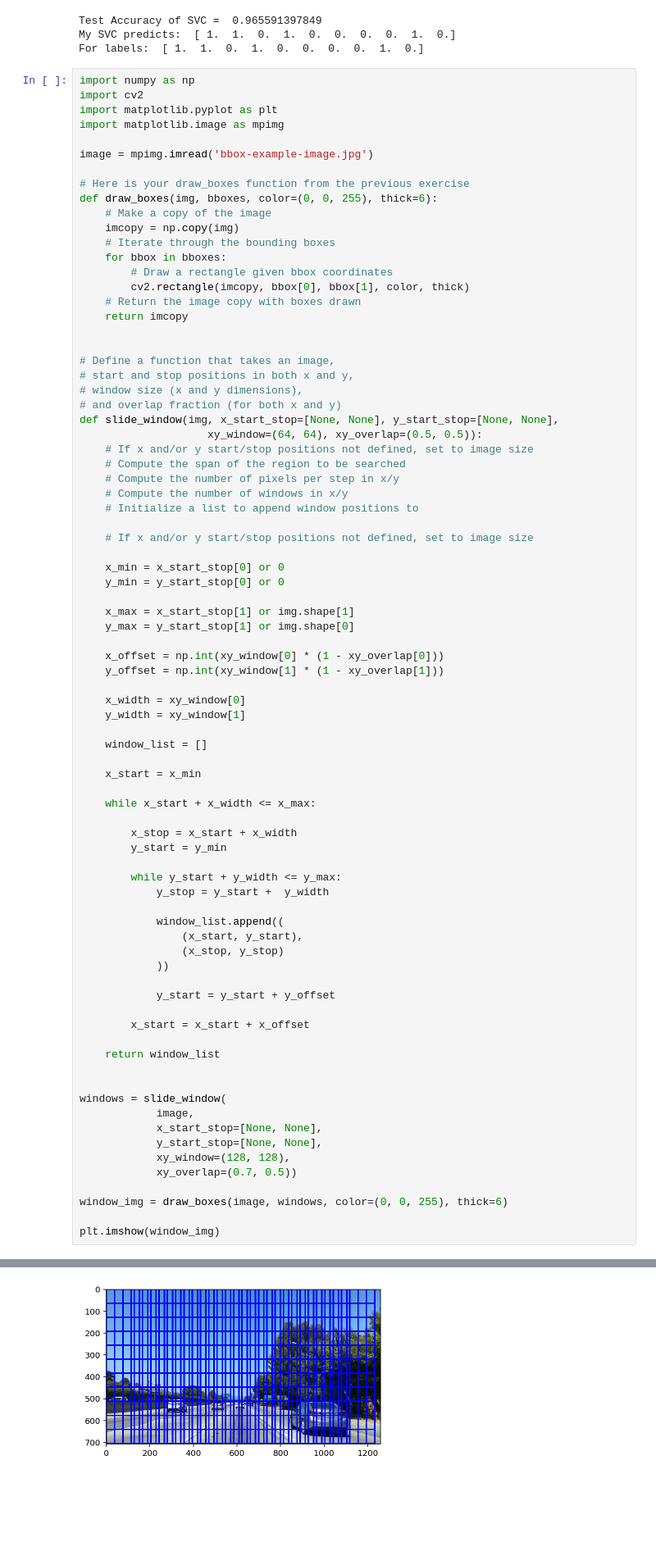
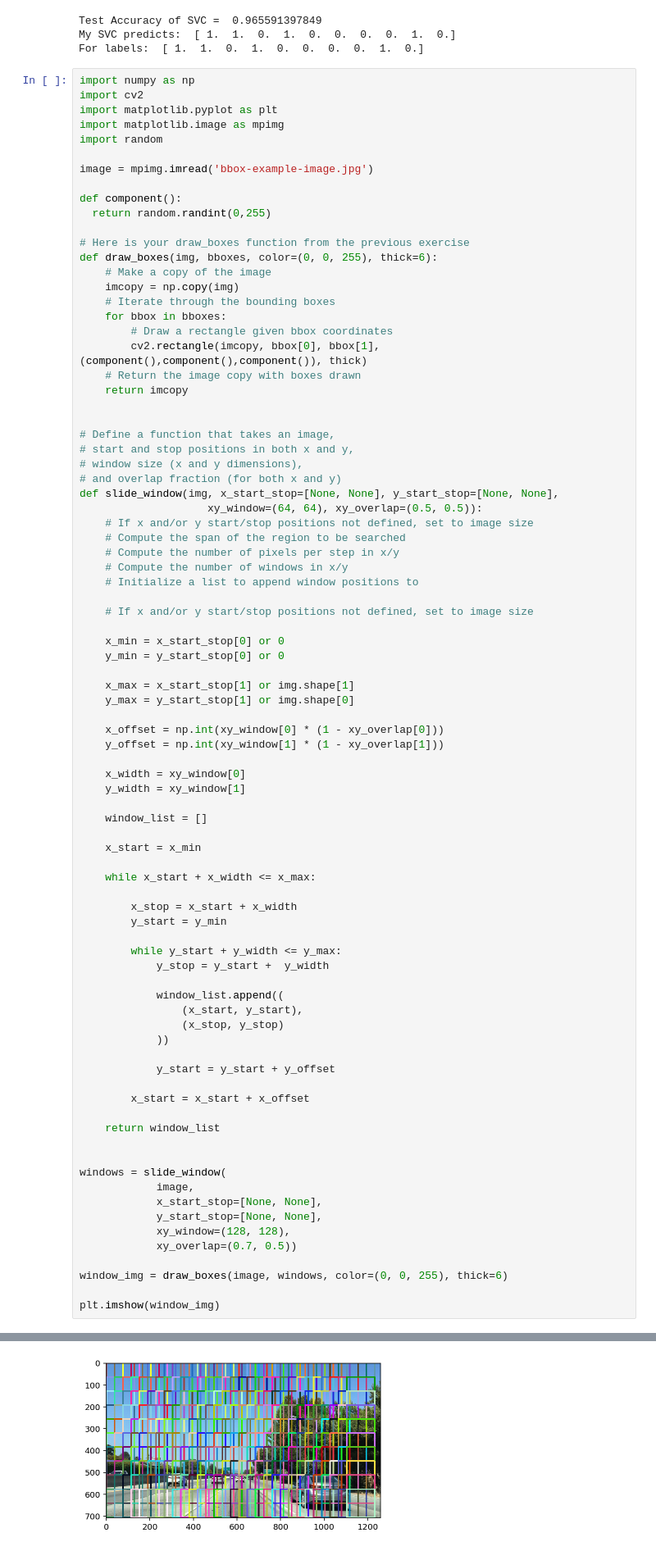
Before and after one commit to falangjoe/self-driving, a Jupyter notebook: CarND-Vehicle-Detection/VehicleDetectionLecture.ipynb, the cells around one changed output, grey strips where cells are left out. Shown at 82% size. Drawn from its saved outputs; the diff is of its cells as text; blank space fills up the shorter version.

```diff
--- a/CarND-Vehicle-Detection/VehicleDetectionLecture.ipynb
+++ b/CarND-Vehicle-Detection/VehicleDetectionLecture.ipynb
@@ -627,8 +627,12 @@ import numpy as np
 import cv2
 import matplotlib.pyplot as plt
 import matplotlib.image as mpimg
+import random
 
 image = mpimg.imread('bbox-example-image.jpg')
+
+def component():
+  return random.randint(0,255)
 
 # Here is your draw_boxes function from the previous exercise
 def draw_boxes(img, bboxes, color=(0, 0, 255), thick=6):
@@ -637,7 +641,7 @@ def draw_boxes(img, bboxes, color=(0, 0, 255), thick=6):
     # Iterate through the bounding boxes
     for bbox in bboxes:
         # Draw a rectangle given bbox coordinates
-        cv2.rectangle(imcopy, bbox[0], bbox[1], color, thick)
+        cv2.rectangle(imcopy, bbox[0], bbox[1], (component(),component(),component()), thick)
     # Return the image copy with boxes drawn
     return imcopy
 
@@ -677,31 +681,31 @@ def slide_window(img, x_start_stop=[None, None], y_start_stop=[None, None],
         x_stop = x_start + x_width
         y_start = y_min
 
         while y_start + y_width <= y_max:
             y_stop = y_start +  y_width
 
             window_list.append((
                 (x_start, y_start),
                 (x_stop, y_stop)
             ))
 
             y_start = y_start + y_offset
 
         x_start = x_start + x_offset
 
     return window_list
 
 
 windows = slide_window(
             image,
             x_start_stop=[None, None],
             y_start_stop=[None, None],
             xy_window=(128, 128),
             xy_overlap=(0.7, 0.5))
 
 window_img = draw_boxes(image, windows, color=(0, 0, 255), thick=6)
 
 plt.imshow(window_img)
 # %% [output]
 <matplotlib.image.AxesImage at 0x...>
-[figure, old version]
+[figure, new version]
```
Also changed, not shown: parts of 2 cells of this notebook, 3 other files.
